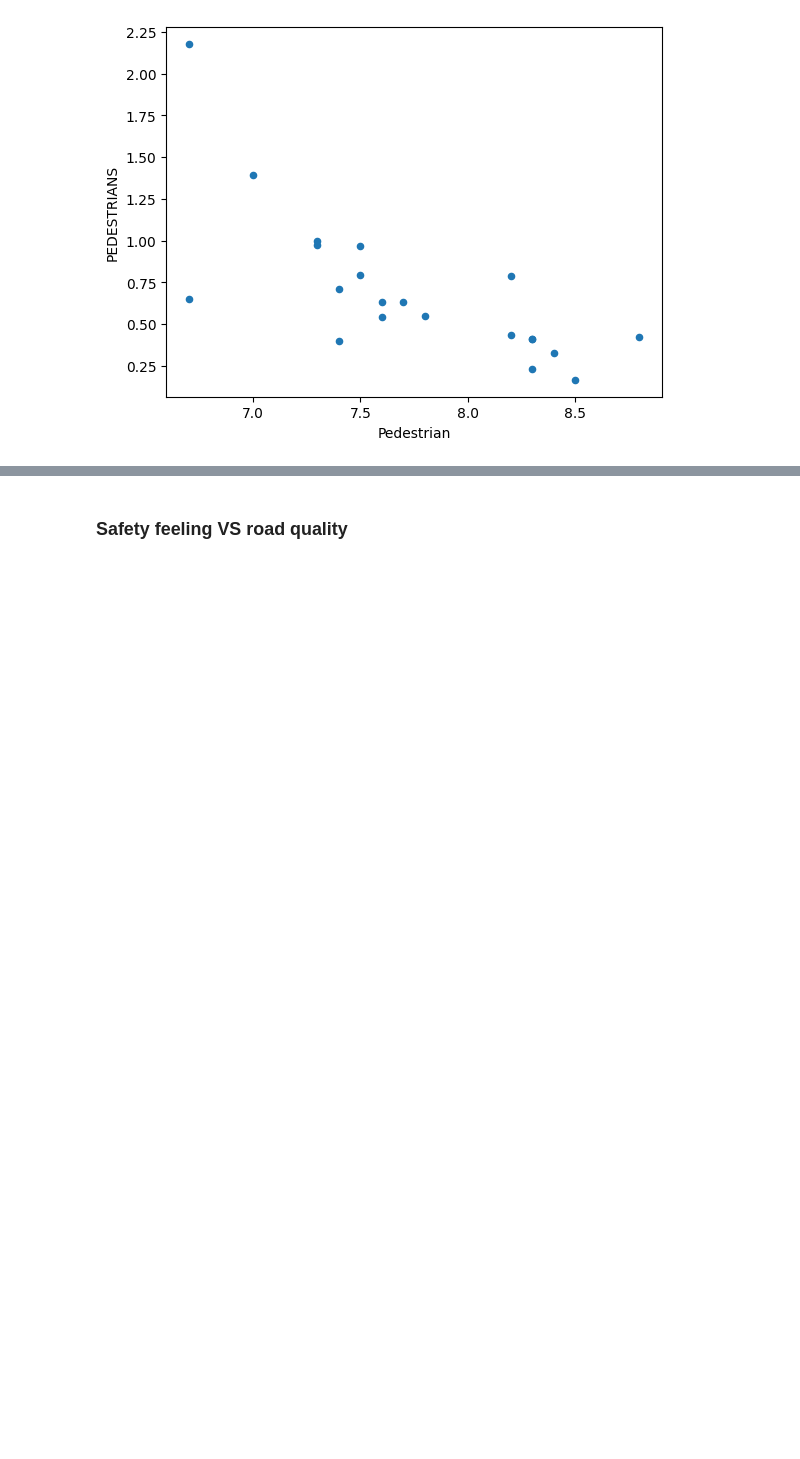
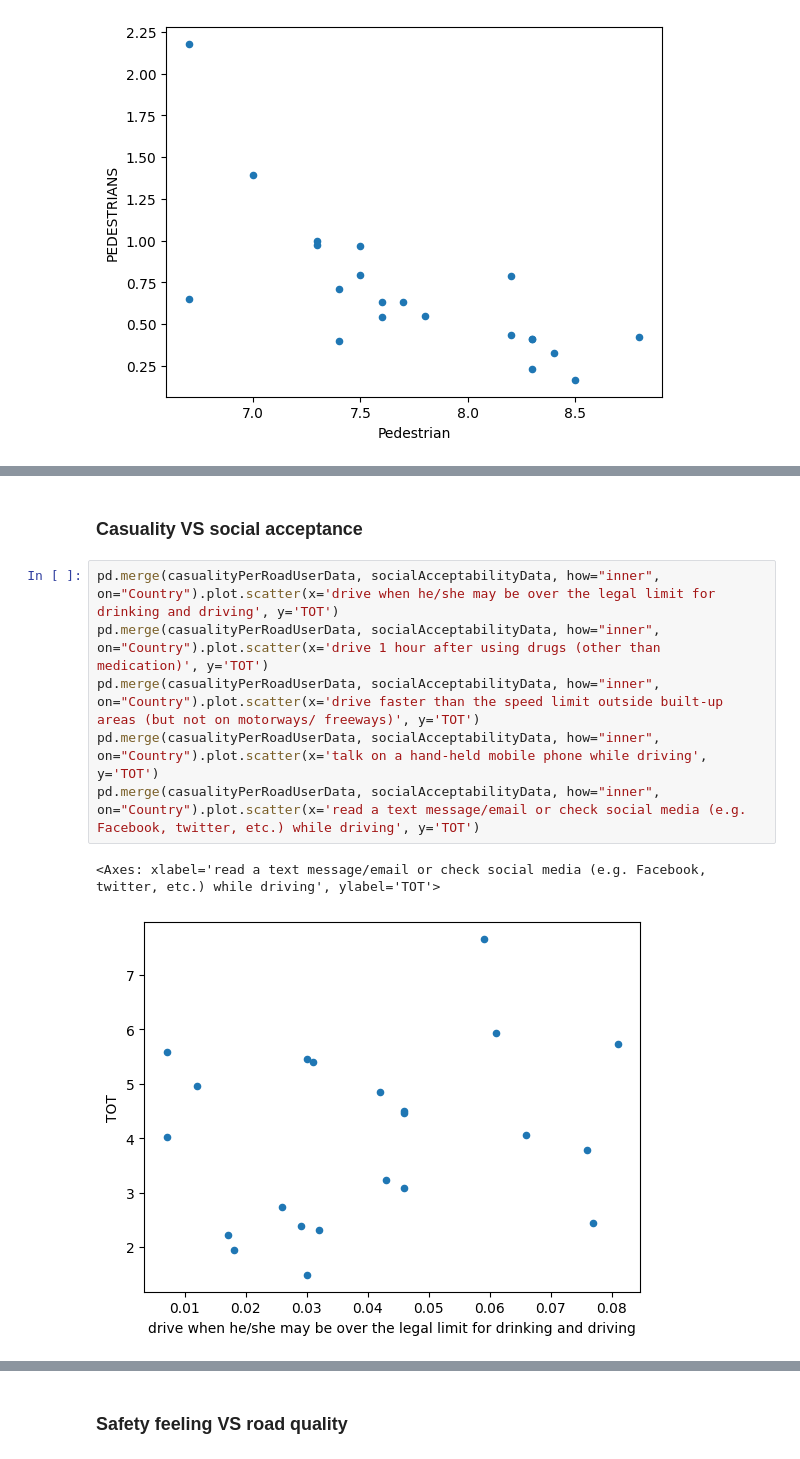
Before and after one commit to ThomSerg/InfoVis-Verkeersongevallen, a Jupyter notebook: db/Europe/Dataset creation.ipynb, the cells around one changed output, grey strips where cells are left out. Cells and saved outputs as stored; diff of their text form; blank space fills up the shorter version.

```diff
--- a/db/Europe/Dataset creation.ipynb
+++ b/db/Europe/Dataset creation.ipynb
@@ -272,0 +294,11 @@ pd.merge(casualityPerRoadUserData, safetyFeelingData, how="inner", on="Country")
+# %% [markdown]
+### Casuality VS social acceptance
+# %%
+pd.merge(casualityPerRoadUserData, socialAcceptabilityData, how="inner", on="Country").plot.scatter(x='drive when he/she may be over the legal limit for drinking and driving', y='TOT')
+pd.merge(casualityPerRoadUserData, socialAcceptabilityData, how="inner", on="Country").plot.scatter(x='drive 1 hour after using drugs (other than medication)', y='TOT')
+pd.merge(casualityPerRoadUserData, socialAcceptabilityData, how="inner", on="Country").plot.scatter(x='drive faster than the speed limit outside built-up areas (but not on motorways/ freeways)', y='TOT')
+pd.merge(casualityPerRoadUserData, socialAcceptabilityData, how="inner", on="Country").plot.scatter(x='talk on a hand-held mobile phone while driving', y='TOT')
+pd.merge(casualityPerRoadUserData, socialAcceptabilityData, how="inner", on="Country").plot.scatter(x='read a text message/email or check social media (e.g. Facebook, twitter, etc.) while driving', y='TOT')
+# %% [output]
+<Axes: xlabel='read a text message/email or check social media (e.g. Facebook, twitter, etc.) while driving', ylabel='TOT'>
+[figure, added]
```
Also changed, not shown: parts of 4 cells of this notebook.
